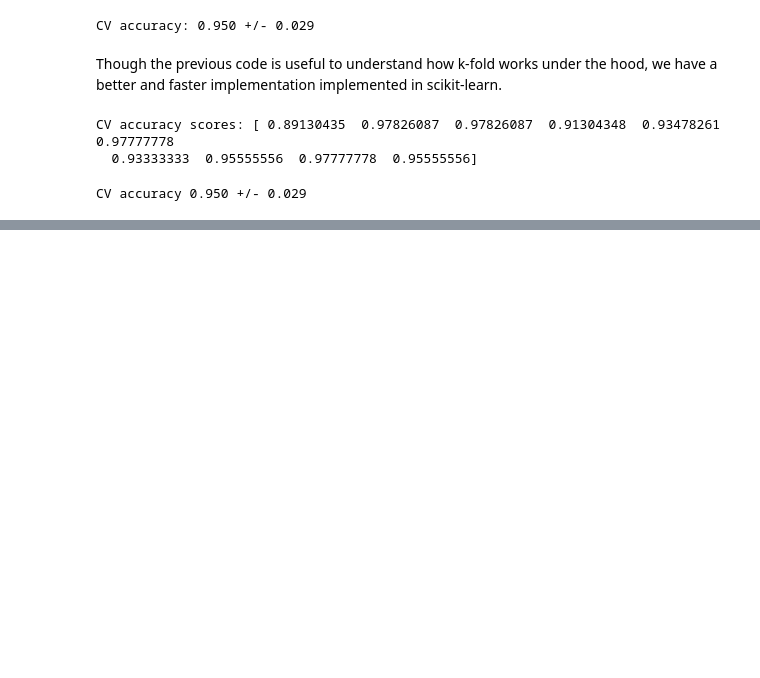
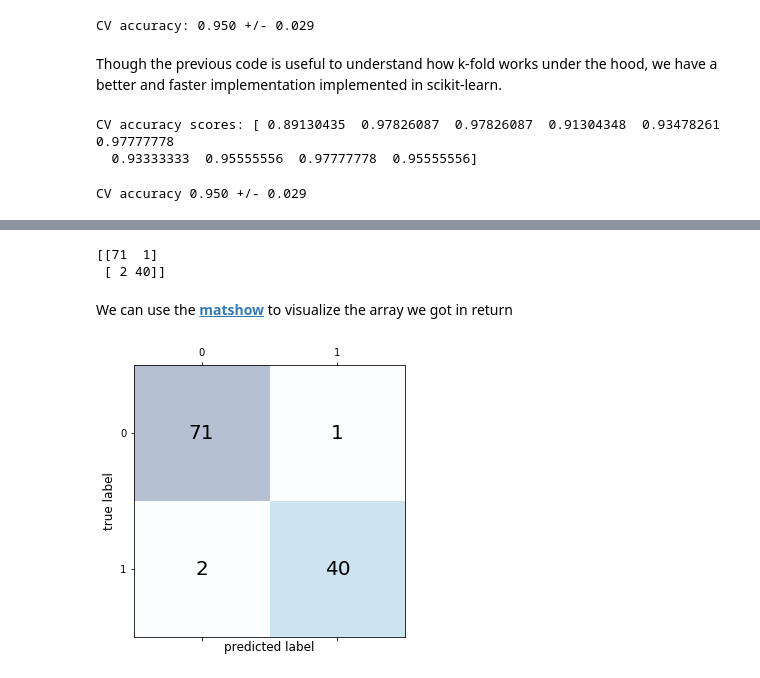
Before and after one commit to alanmarazzi/python-machinelearning, a Jupyter notebook: Chapter 6 - Model Evaluation and Hyperparameter Tuning.ipynb, the cells around one changed output, grey strips where cells are left out. Saved outputs shown, nothing was run; the diff lists cells and outputs as text; code cells hidden in the pictures; blank space fills up the shorter version.

Commit message:
started confusion matrix section

```diff
--- a/Chapter 6 - Model Evaluation and Hyperparameter Tuning.ipynb
+++ b/Chapter 6 - Model Evaluation and Hyperparameter Tuning.ipynb
@@ -128,0 +292,21 @@ We will now take a look at the performance of algorithms via **learning curves**
+# %%
+pipe_svc = Pipeline([
+    ('scl', StandardScaler()),
+    ('clf', SVC(random_state=1))
+])
+param_range = [.0001, .001, .01, .1, 1.0, 10.0, 100.0, 1000.0]
+param_grid = [{'clf__C': param_range,
+               'clf__kernel': ['linear']},
+              {'clf__C': param_range,
+               'clf__gamma': param_range,
+               'clf__kernel': ['rbf']}]
+gs = GridSearchCV(
+    estimator=pipe_svc,
+    param_grid=param_grid,
+    scoring='accuracy',
+    cv=10,
+    n_jobs=-1
+)
+gs = gs.fit(x_train, y_train)
+print(gs.best_score_)
+print(gs.best_params_)
@@ -128,0 +320,4 @@ We will now take a look at the performance of algorithms via **learning curves**
+# %%
+clf = gs.best_estimator_
+clf.fit(x_train, y_train)
+print('Test score: %.3f' % clf.score(x_test, y_test))
@@ -128,0 +389,22 @@ We will now take a look at the performance of algorithms via **learning curves**
+# %%
+pipe_svc.fit(x_train, y_train)
+y_pred = pipe_svc.predict(x_test)
+confmat = confusion_matrix(y_true=y_test, y_pred=y_pred)
+print(confmat)
+# %% [output]
+[[71  1]
+ [ 2 40]]
+# %% [markdown]
+We can use the [**matshow**](http://matplotlib.org/2.0.0/api/pyplot_api.html#matplotlib.pyplot.matshow) to visualize the array we got in return
+# %%
+fig, ax = plt.subplots(figsize=(5,5))
+ax.matshow(confmat, cmap=plt.cm.Blues, alpha=.3)
+for i in range(confmat.shape[0]):
+    for j in range(confmat.shape[1]):
+        ax.text(x=j, y=i, s=confmat[i, j], va='center', ha='center', size=20)
+
+plt.xlabel('predicted label', size=12)
+plt.ylabel('true label', size=12)
+plt.show()
+# %% [output]
+[figure, added]
```
Also changed, not shown: parts of 30 cells of this notebook.
